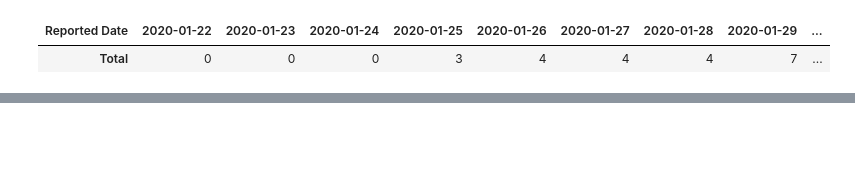
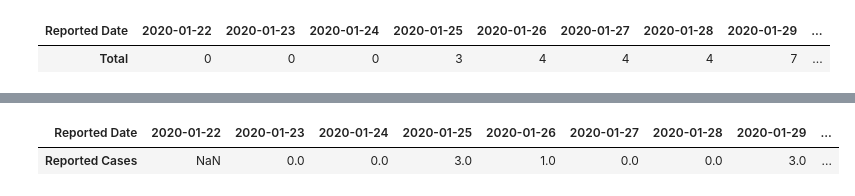
Before and after one commit to holamedia/covid19, a Jupyter notebook: _notebooks/2020-04-06-Cases-in-Malaysia.ipynb, the cells around one changed output, grey strips where cells are left out. Saved outputs shown, nothing was run; the diff lists cells and outputs as text; code cells hidden in the pictures; blank space fills up the shorter version.

```diff
--- a/_notebooks/2020-04-06-Cases-in-Malaysia.ipynb
+++ b/_notebooks/2020-04-06-Cases-in-Malaysia.ipynb
@@ -114,0 +121,10 @@ df_confirmed_my[['Reported Date', 'Total number of Cases']].set_index('Reported
+# %%
+#hide_input
+df_reported_my = df_confirmed_my[['Reported Date', 'Total number of Cases']].set_index('Reported Date').diff().rename(columns={'Total number of Cases': 'Reported Cases'})
+alt.Chart(df_reported_my.reset_index()).mark_bar().encode(
+    x='Reported Date:T',
+    y='Reported Cases:Q'
+).properties(
+    title = 'Number of Reported Cases in Malaysia each day',
+    width = 600
+)
@@ -114,0 +133,6 @@ df_confirmed_my[['Reported Date', 'Total number of Cases']].set_index('Reported
+# %%
+#hide_input
+df_reported_my.transpose()
+# %% [output]
+| Reported Date | 2020-01-22 | 2020-01-23 | 2020-01-24 | 2020-01-25 | 2020-01-26 | 2020-01-27 | 2020-01-28 | 2020-01-29 | ... |
+| Reported Cases | NaN | 0.0 | 0.0 | 3.0 | 1.0 | 0.0 | 0.0 | 3.0 | ... |
```
Also changed, not shown: parts of 4 cells of this notebook.
